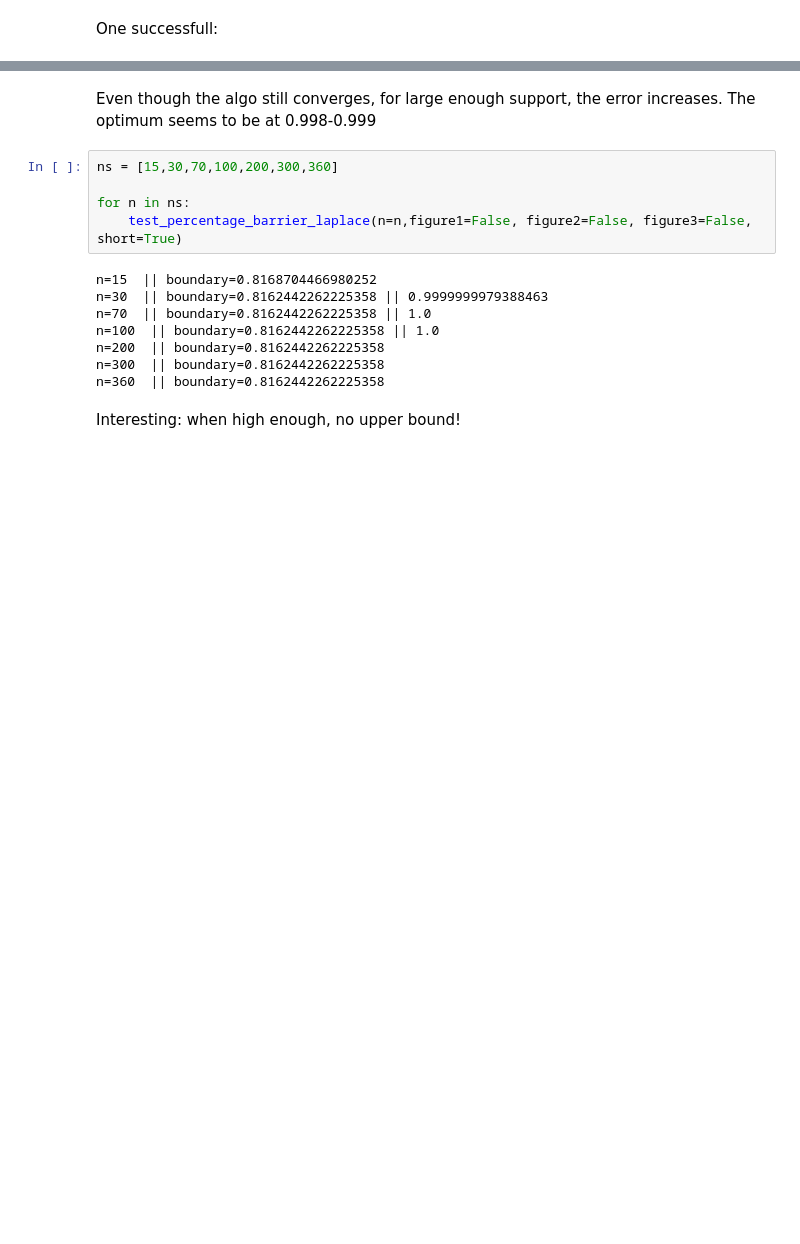
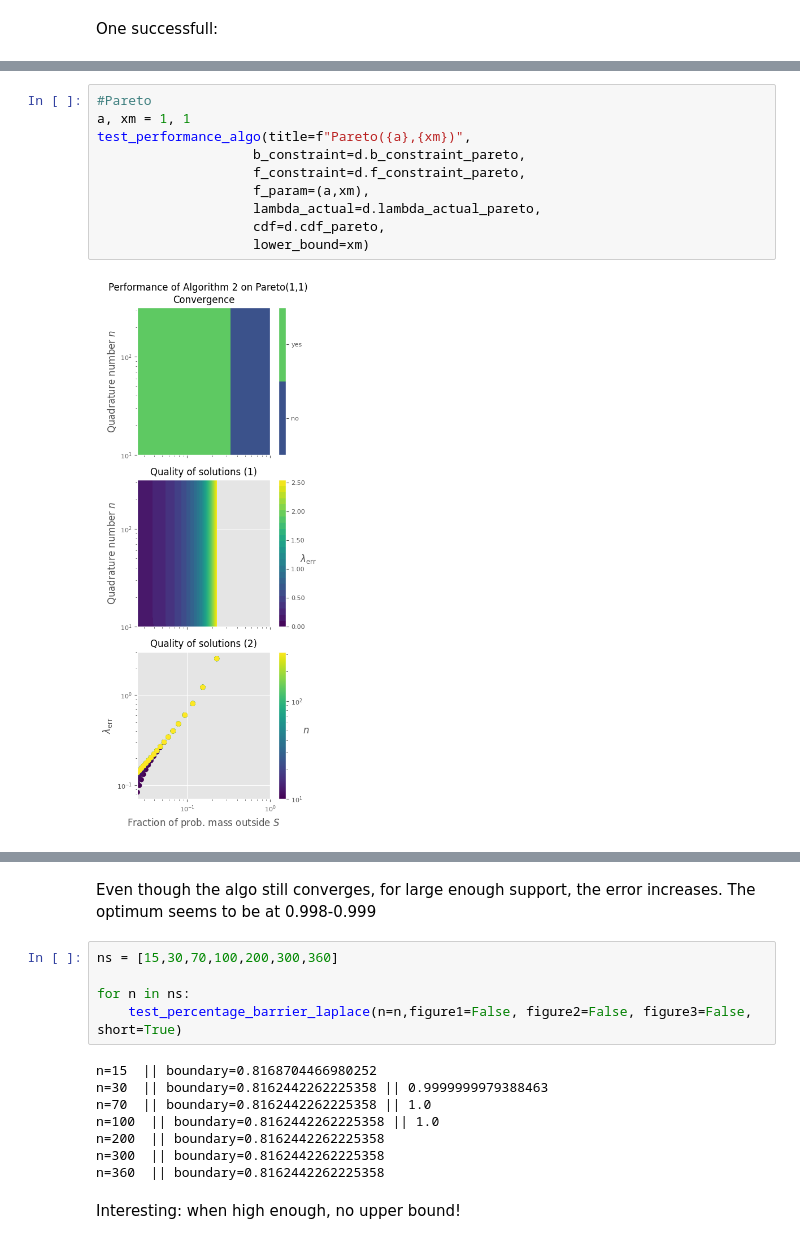
Before and after one commit to LiselotPrins/max_entropy, a Jupyter notebook: laplace_convergence.ipynb, the cells around one changed output, grey strips where cells are left out. Saved outputs shown, nothing was run; the diff lists cells and outputs as text; blank space fills up the shorter version.

```diff
--- a/laplace_convergence.ipynb
+++ b/laplace_convergence.ipynb
@@ -280,0 +354,12 @@ avg. value of the two: 1.0
+# %%
+#Pareto
+a, xm = 1, 1
+test_performance_algo(title=f"Pareto({a},{xm})",
+                    b_constraint=d.b_constraint_pareto,
+                    f_constraint=d.f_constraint_pareto,
+                    f_param=(a,xm),
+                    lambda_actual=d.lambda_actual_pareto,
+                    cdf=d.cdf_pareto,
+                    lower_bound=xm)
+# %% [output]
+[figure, added]
```
Also changed, not shown: parts of 17 cells of this notebook, 9 other files.
